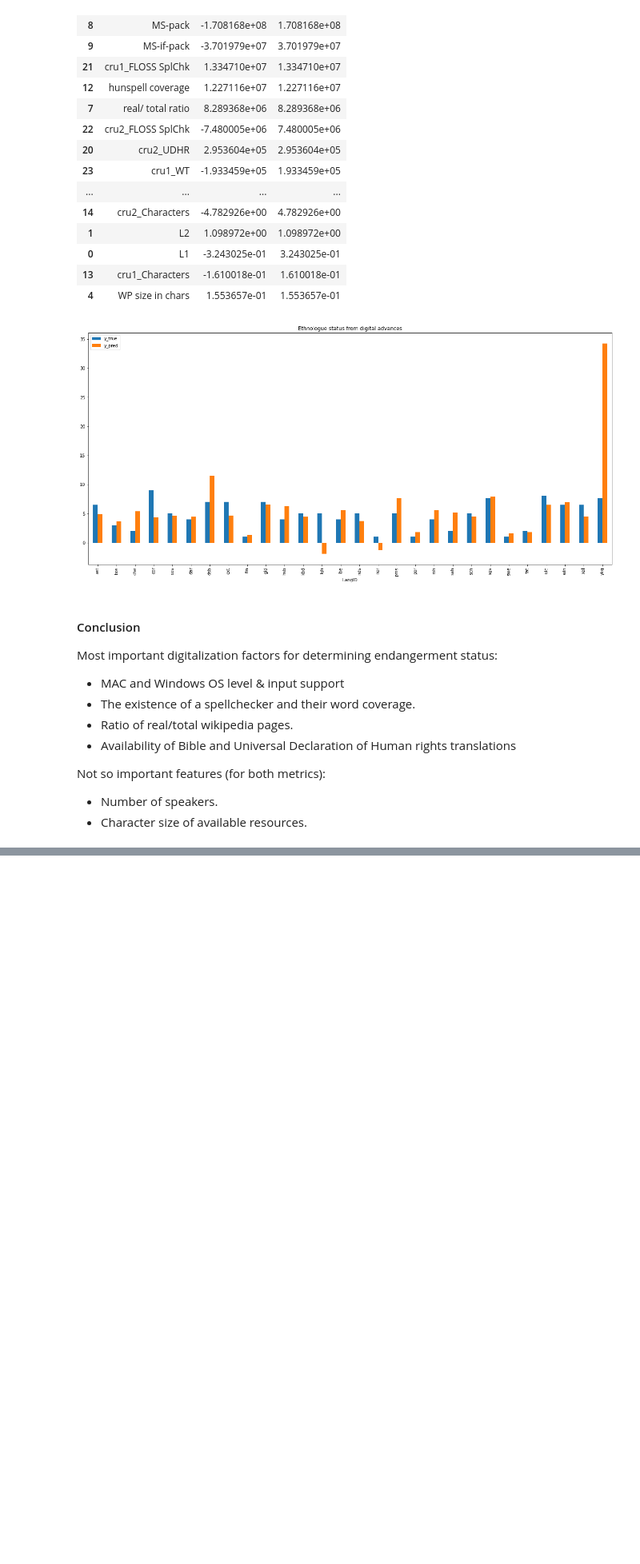
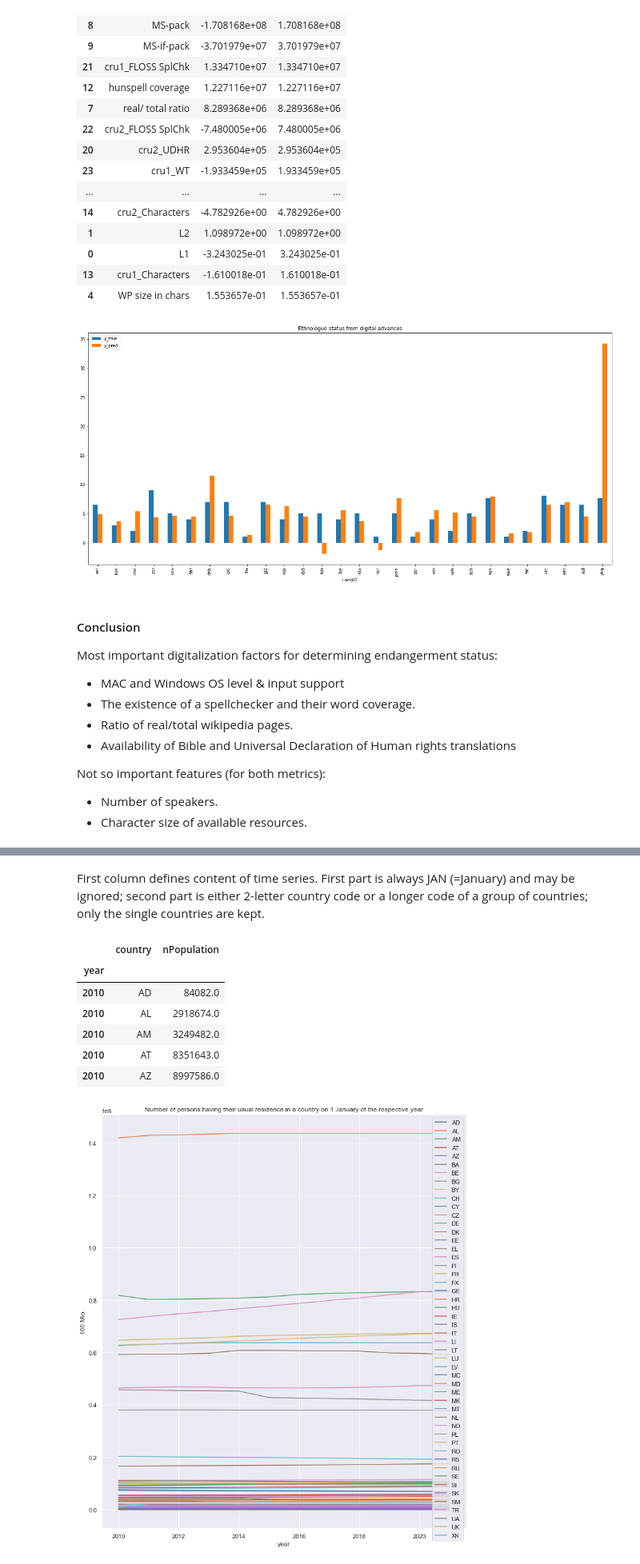
Before and after one commit to Eszti/lang-changes, a Jupyter notebook: lang_changes.ipynb, the cells around one changed output, grey strips where cells are left out. Shown at 80% size. Saved outputs shown, nothing was run; the diff lists cells and outputs as text; code cells hidden in the pictures; blank space fills up the shorter version.

```diff
--- a/lang_changes.ipynb
+++ b/lang_changes.ipynb
@@ -542,0 +759,65 @@ Not so important features (for both metrics):
+# %%
+fileName = PATH_DATA + 'tps00001.tsv'
+# header = 1st line; missing value indicated by colon (followed by a space)
+data = pd.read_csv(fileName, sep='\t', na_values=[': '], header=0)
+VALUE_COLNAME = 'nPopulation'  # name for new column containing value of timeseries
+# %% [markdown]
+First column defines content of time series.
+First part is always JAN (=January) and may be ignored; second part is either 2-letter country code or a longer code of a group of countries; only the single countries are kept.
+# %%
+# filter rows of single countries
+pattern = "[A-Z]{3},[A-Z]{2}"  # "JAN,<2-digit country code>"
+colName = data.columns[0]
+data = data[data[colName].str.fullmatch(pattern)]
+# transform first column (keep only last two characters (country code) -> new first column 'country'
+data.insert(0, 'country', data.iloc[ : , 0].apply(lambda s: s[-2: ]))
+# drop second column
+colName = data.columns[1]
+data.pop(colName)
+# convert year column names to integer
+yearColumns = range(2010,2022)
+newColumnNames = list(["country", *yearColumns])  # "*" unpacks range
+data.columns = newColumnNames
+
+# -- cleanse data
+# data.replace("[a-z]+", "", regex=True, inplace=True) # warning (could be ignored)
+data = data.replace("[a-z]+", "", regex=True, inplace=False) # alternative
+
+# convert all year columns of DataFrame to numeric (and ignore errors caused by country)
+data = data.apply(pd.to_numeric, errors='ignore')
+
+# year columns become attribute (pivoting wide to long -> melt())
+# key is country (for each year and country, a row is to be created)
+# use the year columns for the value column
+data = data.melt(['country'], value_vars = yearColumns, var_name = 'year',
+                                              value_name = VALUE_COLNAME)
+
+# -- create an index
+#data.set_index(['country', 'year'], inplace = True)
+data.set_index(['year'], inplace = True)
+
+# imputation: linear
+data = data.groupby('country').apply(lambda c:
+  c.interpolate(method = 'linear', limit_direction = 'both', axis = 0))
+
+# -- plot timeseries ----
+sns.set()
+diagTitle = "Number of persons having their usual residence in a country on 1 January of the respective year"
+# 1 plot per country:
+# _ = immigrationData.groupby('country').plot(figsize = [14,20])
+# all countries in 1 plot:
+_ = data.groupby('country')[VALUE_COLNAME].plot(figsize = [12,14], legend=True, title=diagTitle,
+     ylabel = '100 Mio.')
+
+# save processed data
+data.to_csv(os.path.join(PATH_DATA, "population", "population.csv"), index=True)
+data.head()
+# %% [output]
+|  | country | nPopulation |
+| year |  |  |
+| 2010 | AD | 84082.0 |
+| 2010 | AL | 2918674.0 |
+| 2010 | AM | 3249482.0 |
+| 2010 | AT | 8351643.0 |
+| 2010 | AZ | 8997586.0 |
+[figure, added]
```
Also changed, not shown: parts of 36 cells of this notebook.
